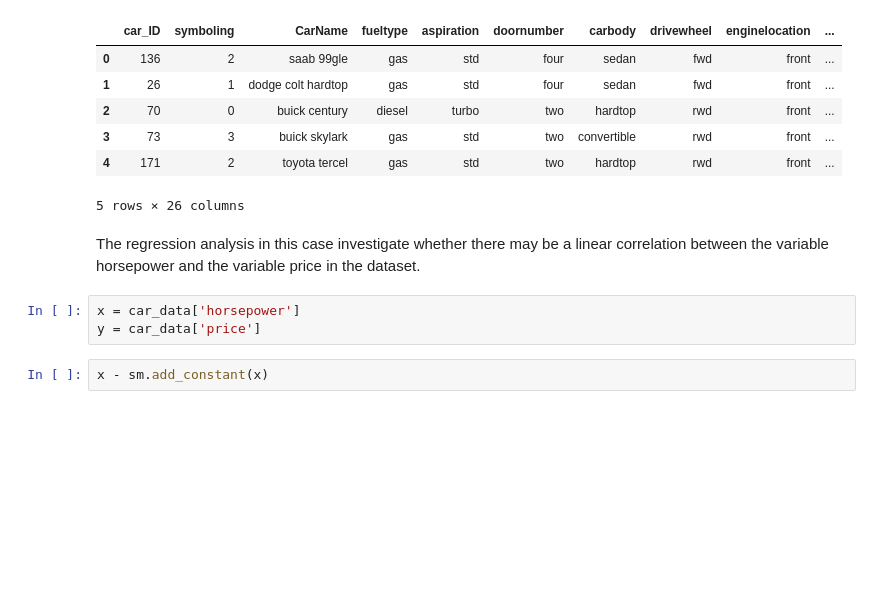
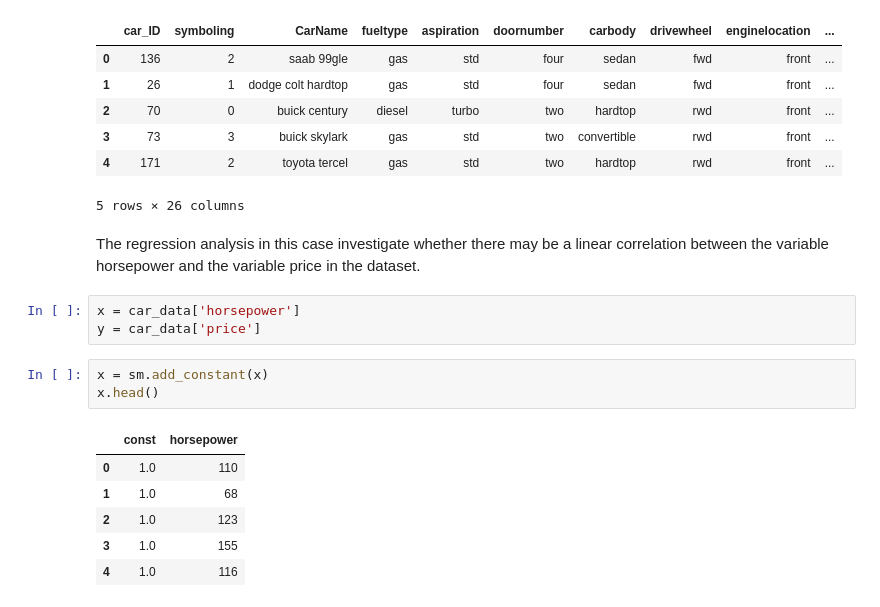
Before and after one commit to D76X/jupyter_notebooks, a Jupyter notebook: FoundationOfStatsAndProp/08.Regression.ipynb, the cells around one changed output. Drawn from its saved outputs; the diff is of its cells as text; blank space fills up the shorter version.

```diff
--- a/FoundationOfStatsAndProp/08.Regression.ipynb
+++ b/FoundationOfStatsAndProp/08.Regression.ipynb
@@ -98,4 +98,12 @@ The regression analysis in this case investigate whether there may be a linear c
 x = car_data['horsepower']
 y = car_data['price']
 # %%
-x - sm.add_constant(x)
+x = sm.add_constant(x)
+x.head()
+# %% [output]
+|  | const | horsepower |
+| 0 | 1.0 | 110 |
+| 1 | 1.0 | 68 |
+| 2 | 1.0 | 123 |
+| 3 | 1.0 | 155 |
+| 4 | 1.0 | 116 |
```
Also changed, not shown: parts of 1 cell of this notebook.
